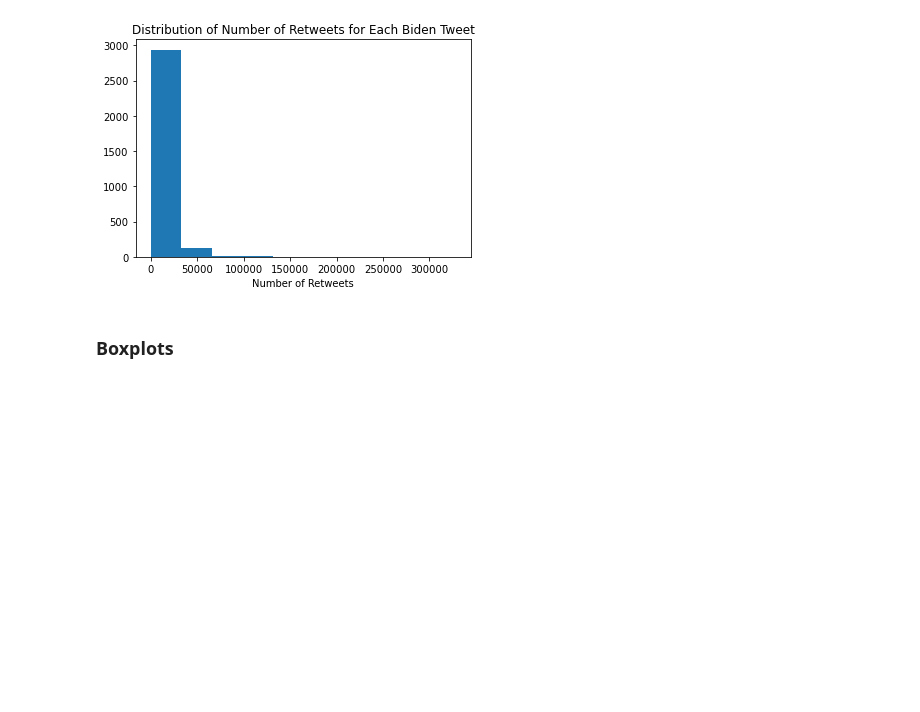
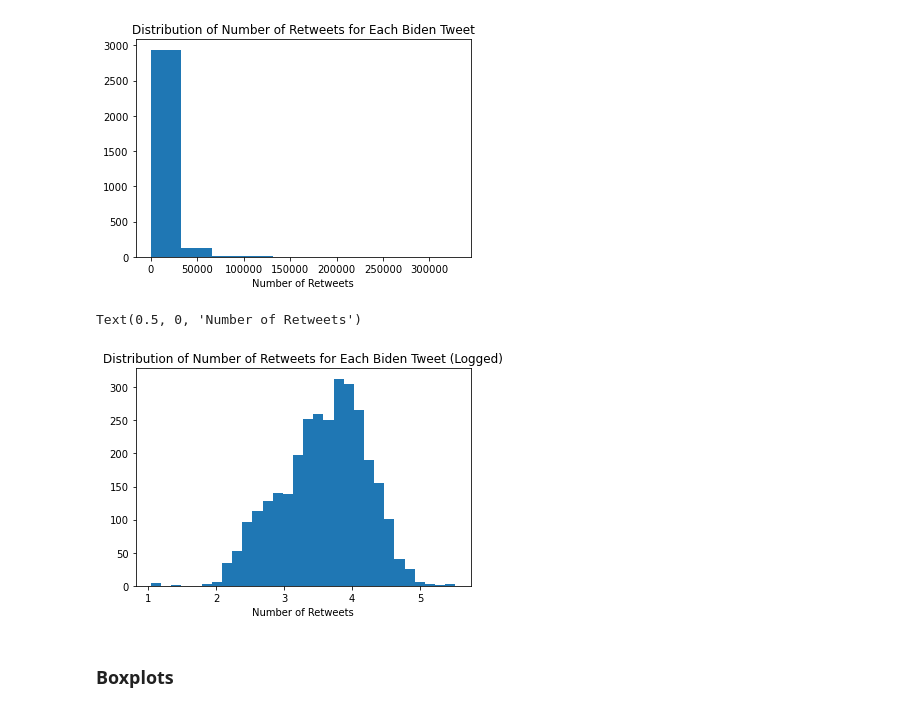
Before and after one commit to sunil-2000/Twitter-Data-Science-Project, a Jupyter notebook: camden.ipynb, the cells around one changed output. Saved outputs shown, nothing was run; the diff lists cells and outputs as text; code cells hidden in the pictures; blank space fills up the shorter version.

```diff
--- a/camden.ipynb
+++ b/camden.ipynb
@@ -182,6 +233,17 @@ plt.xlabel("Number of Retweets")
 # %% [output]
 Text(0.5, 0, 'Number of Retweets')
 [figure]
+# %%
+# Retweets logged
+
+biden_retweetslogged=biden_tweets.copy()
+biden_retweetslogged['retweets']=np.log10(biden_retweetslogged['retweets'])
+plt.hist(biden_retweetslogged["retweets"], bins = 30)
+plt.title("Distribution of Number of Retweets for Each Biden Tweet (Logged)")
+plt.xlabel("Number of Retweets")
+# %% [output]
+Text(0.5, 0, 'Number of Retweets')
+[figure, added]
 # %% [markdown]
 ### Boxplots
 # %%
```
Also changed, not shown: parts of 5 cells of this notebook.
